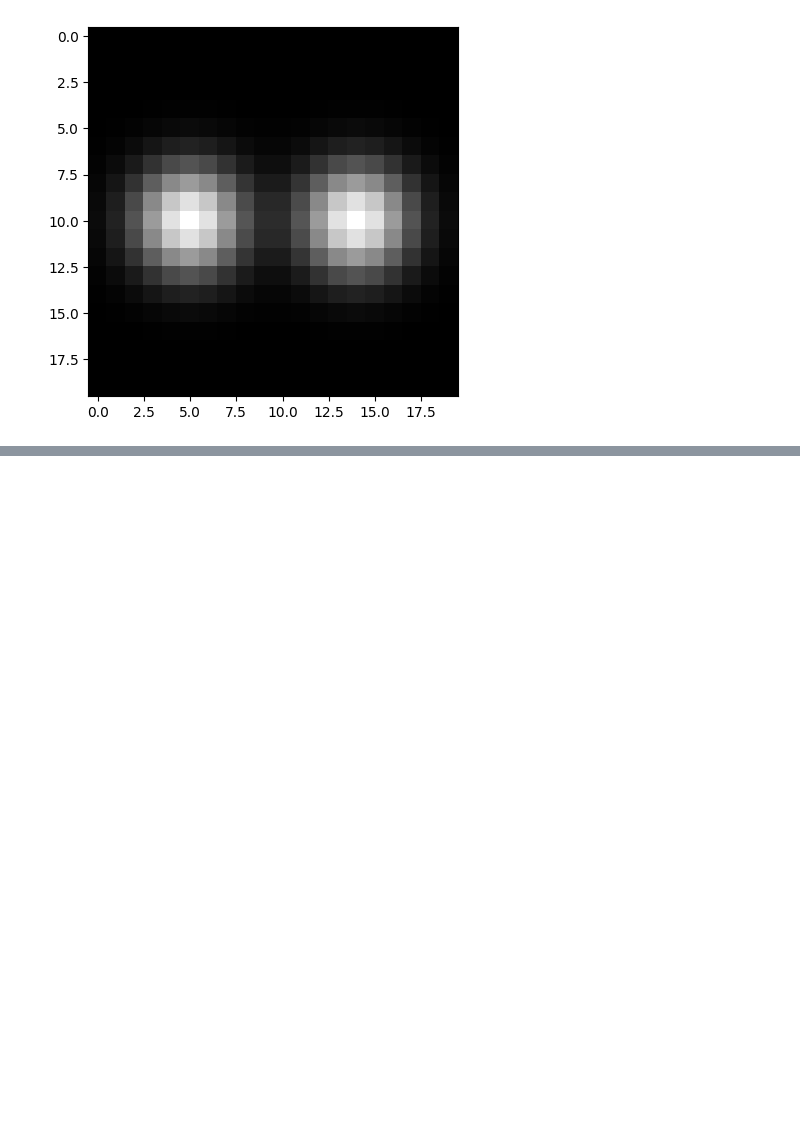
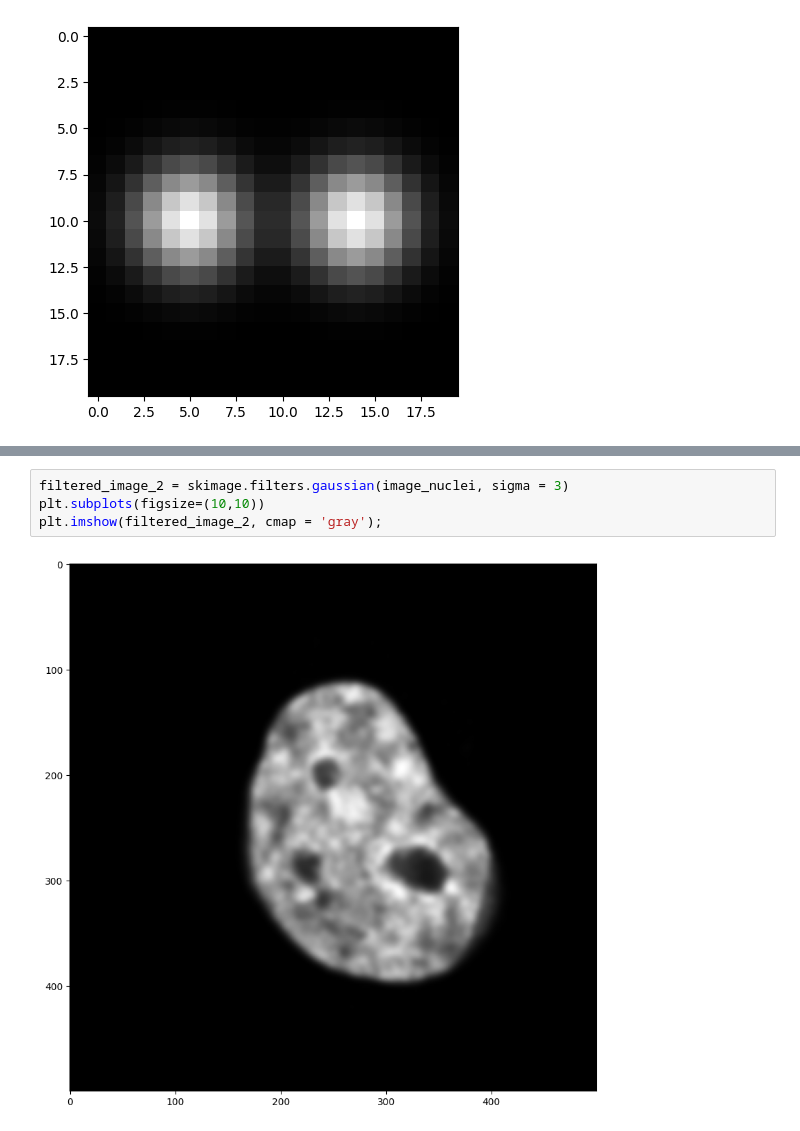
Before and after one commit to Nishitha0730/Computer-Vision, a Jupyter notebook: Images_as_Array.ipynb, the cells around one changed output, grey strips where cells are left out. Drawn from its saved outputs; the diff is of its cells as text; blank space fills up the shorter version.

```diff
--- a/Images_as_Array.ipynb
+++ b/Images_as_Array.ipynb
@@ -407,0 +424,6 @@ plt.imshow(skimage.filters.gaussian(double_dot, sigma=2),cmap='gray');
+# %%
+filtered_image_2 = skimage.filters.gaussian(image_nuclei, sigma = 3)
+plt.subplots(figsize=(10,10))
+plt.imshow(filtered_image_2, cmap = 'gray');
+# %% [output]
+[figure, added]
```
Also changed, not shown: parts of 4 cells of this notebook.
